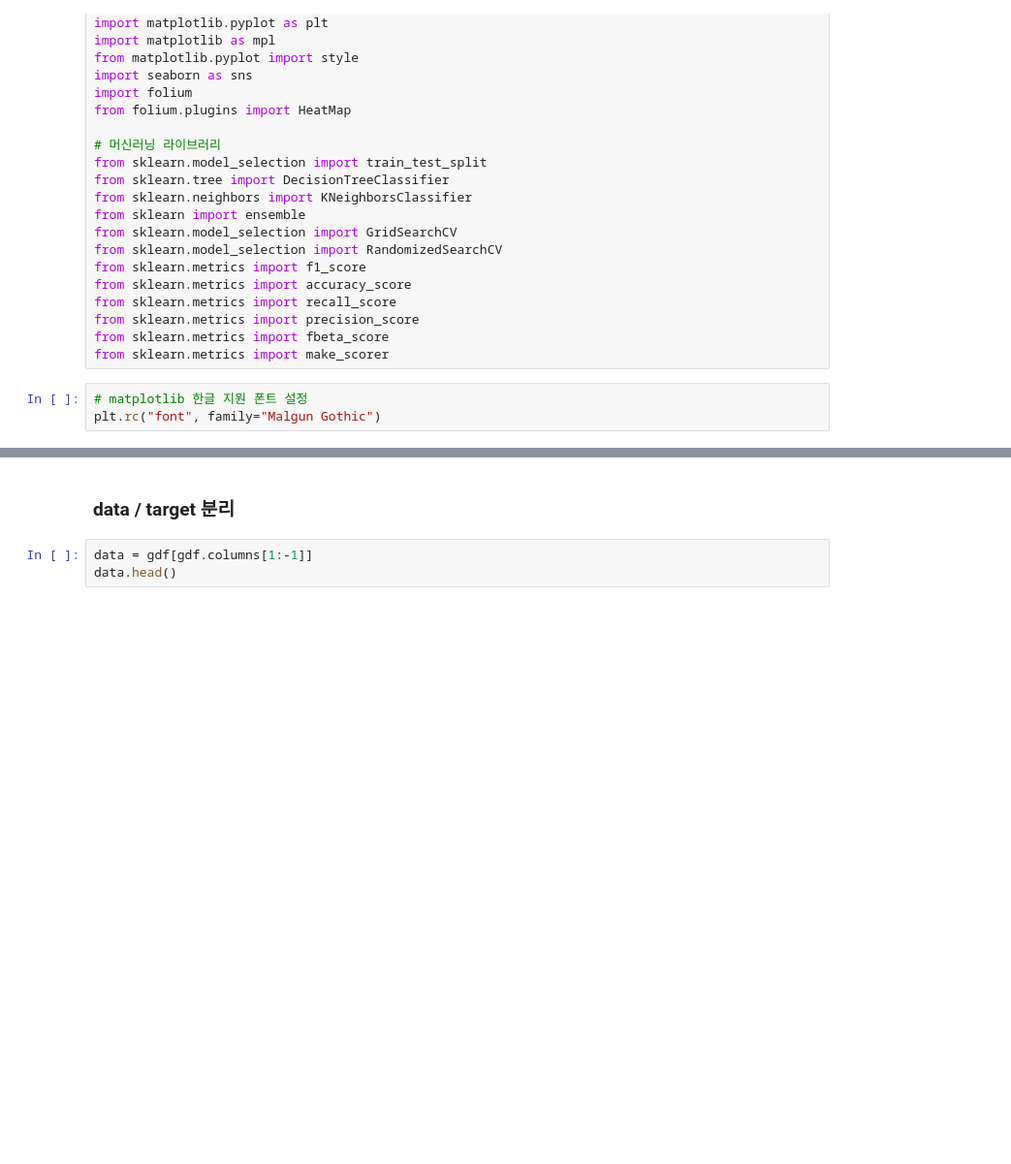
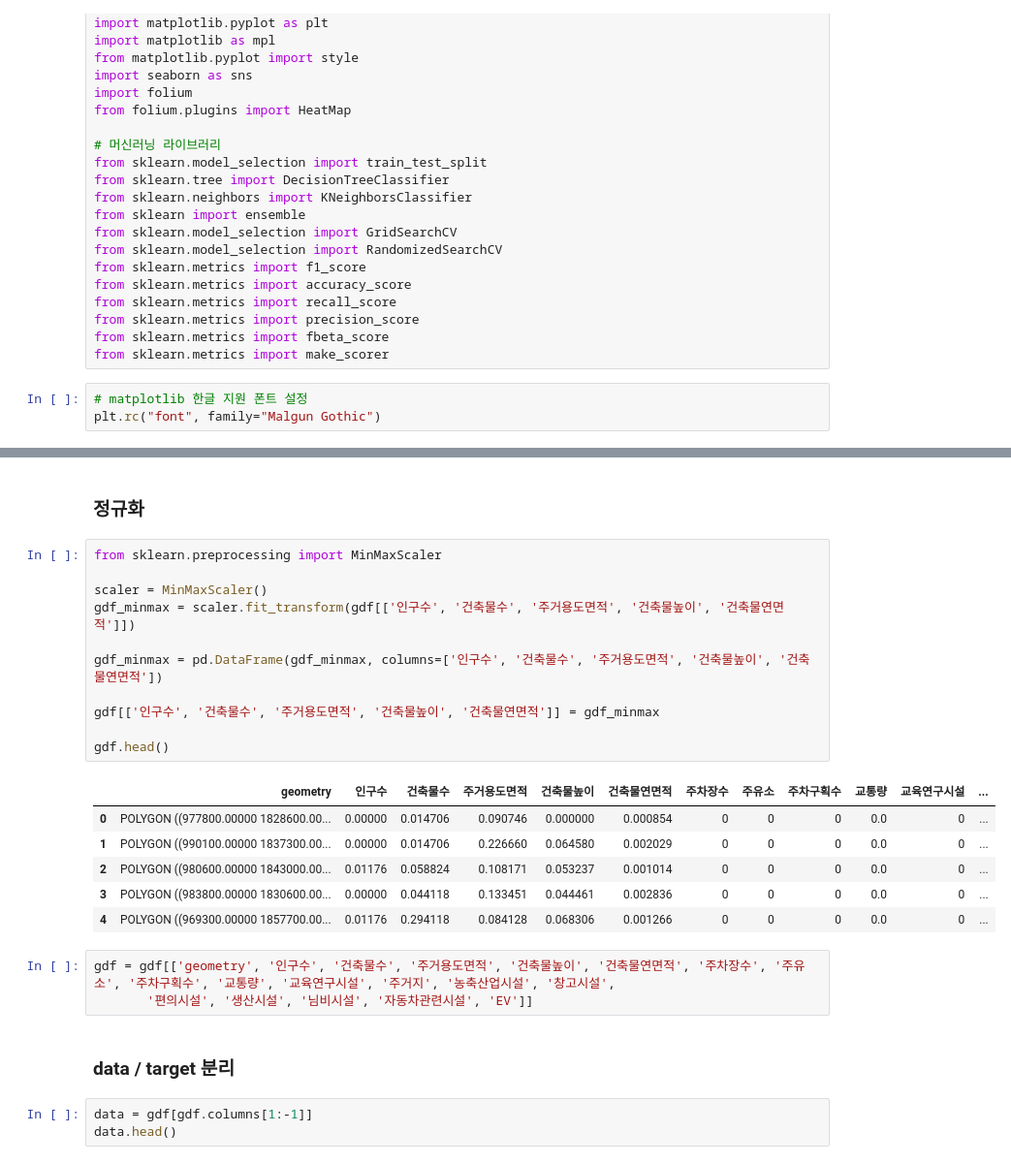
Before and after one commit to herongherong/kDataEV_Group_1, a Jupyter notebook: Jeonghyun/Untitled.ipynb, the cells around one changed output, grey strips where cells are left out. Shown: that part at 97% size. Drawn from its saved outputs; the diff is of its cells as text; blank space fills up the shorter version.

```diff
--- a/Jeonghyun/Untitled.ipynb
+++ b/Jeonghyun/Untitled.ipynb
@@ -51,3 +51,26 @@ gdf.head()
+# %% [markdown]
+### 정규화
+# %%
+from sklearn.preprocessing import MinMaxScaler
+
+scaler = MinMaxScaler()
+gdf_minmax = scaler.fit_transform(gdf[['인구수', '건축물수', '주거용도면적', '건축물높이', '건축물연면적']])
+
+gdf_minmax = pd.DataFrame(gdf_minmax, columns=['인구수', '건축물수', '주거용도면적', '건축물높이', '건축물연면적'])
+
+gdf[['인구수', '건축물수', '주거용도면적', '건축물높이', '건축물연면적']] = gdf_minmax
+
+gdf.head()
+# %% [output]
+|  | geometry | 인구수 | 건축물수 | 주거용도면적 | 건축물높이 | 건축물연면적 | 주차장수 | 주유소 | 주차구획수 | 교통량 | 교육연구시설 | ... |
+| 0 | POLYGON ((977800.00000 1828600.00... | 0.00000 | 0.014706 | 0.090746 | 0.000000 | 0.000854 | 0 | 0 | 0 | 0.0 | 0 | ... |
+| 1 | POLYGON ((990100.00000 1837300.00... | 0.00000 | 0.014706 | 0.226660 | 0.064580 | 0.002029 | 0 | 0 | 0 | 0.0 | 0 | ... |
+| 2 | POLYGON ((980600.00000 1843000.00... | 0.01176 | 0.058824 | 0.108171 | 0.053237 | 0.001014 | 0 | 0 | 0 | 0.0 | 0 | ... |
+| 3 | POLYGON ((983800.00000 1830600.00... | 0.00000 | 0.044118 | 0.133451 | 0.044461 | 0.002836 | 0 | 0 | 0 | 0.0 | 0 | ... |
+| 4 | POLYGON ((969300.00000 1857700.00... | 0.01176 | 0.294118 | 0.084128 | 0.068306 | 0.001266 | 0 | 0 | 0 | 0.0 | 0 | ... |
+# %%
+gdf = gdf[['geometry', '인구수', '건축물수', '주거용도면적', '건축물높이', '건축물연면적', '주차장수', '주유소', '주차구획수', '교통량', '교육연구시설', '주거지', '농축산업시설', '창고시설',
+       '편의시설', '생산시설', '님비시설', '자동차관련시설', 'EV']]
 # %% [markdown]
 ### data / target 분리
 # %%
```
Also changed, not shown: parts of 9 cells of this notebook, 18 other files.
